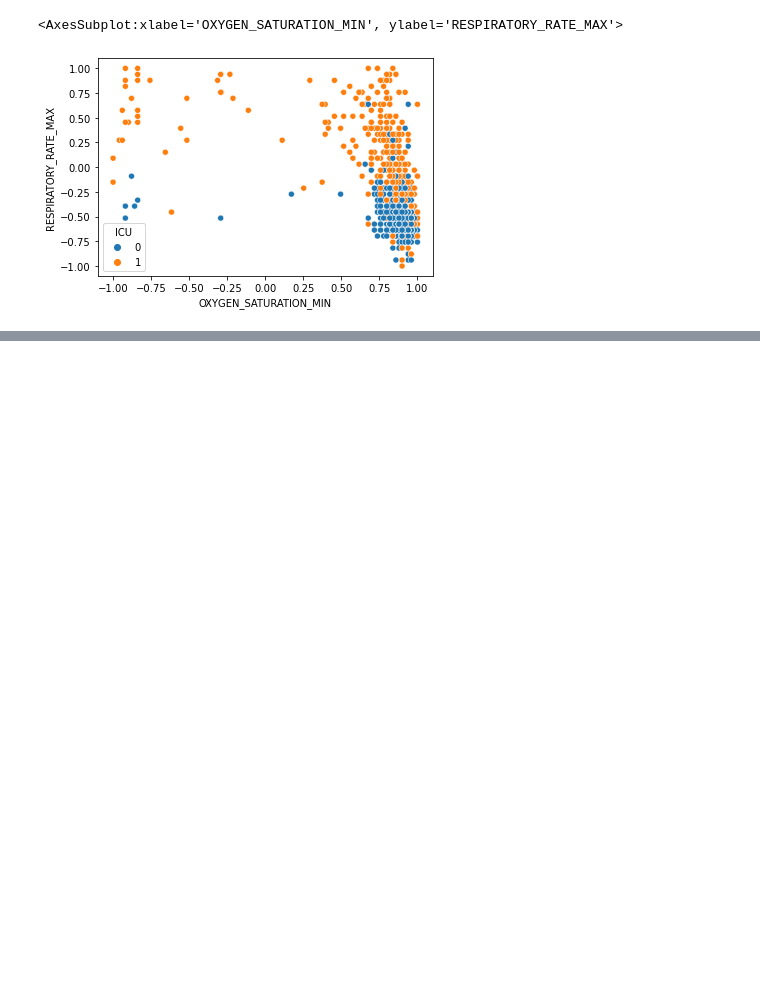
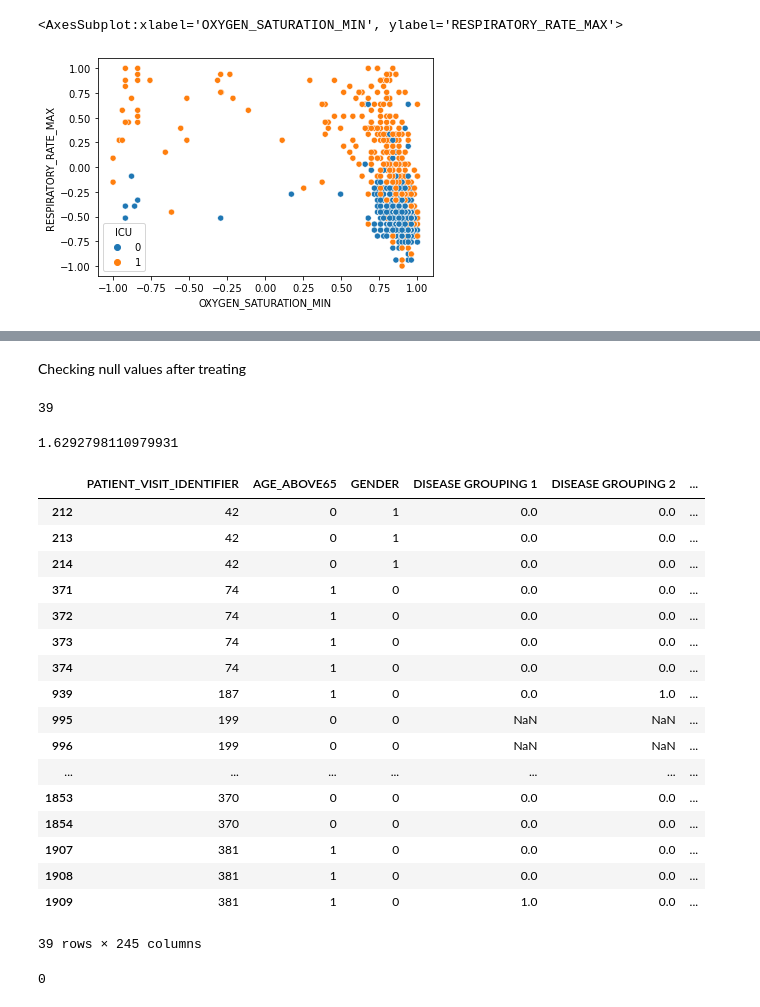
Before and after one commit to gusAGR/machine-learning-tfg, a Jupyter notebook: notebooks/Sirio_Libanes.ipynb, the cells around one changed output, grey strips where cells are left out. Drawn from its saved outputs; the diff is of its cells as text; code cells hidden in the pictures; blank space fills up the shorter version.

Commit message:
First approach to data preparation

```diff
--- a/notebooks/Sirio_Libanes.ipynb
+++ b/notebooks/Sirio_Libanes.ipynb
@@ -160,3 +166,2 @@ Data cleaning and preparation tasks
 # %%
-#one_hot_data = pd.get_dummies(data, columns=["AGE_PERCENTIL", "WINDOW"], prefix=["AGE_PER", "WINDOW"])
-#one_hot_data.head()
+prepared_data = pd.get_dummies(data, columns=["AGE_PERCENTIL", "WINDOW"], prefix=["AGE_PERCENTIL", "WINDOW"])
@@ -162,0 +186,4 @@ Data cleaning and preparation tasks
+# %%
+prepared_data['AUX_ICU'] = prepared_data['ICU']
+# %%
+group_prepared_data= prepared_data.groupby(by=prepared_data['PATIENT_VISIT_IDENTIFIER'])
@@ -162,0 +216,17 @@ Data cleaning and preparation tasks
+# %%
+final_data = pd.DataFrame()
+for patient, frame in group_prepared_data:
+    #print(frame)
+    print('##################Patient {0}############################'.format(patient))
+    print('##################ICU Previous values############################')
+    print(frame['ICU'])
+    print(frame.iloc[-1]['AUX_ICU'])
+    frame['ICU'] =frame.iloc[-1]['AUX_ICU']
+    print('##################ICU After values############################')
+    print(frame['ICU'])
+    print(frame.iloc[-1]['AUX_ICU'])
+    #As recommended we fill na values with the last registered value for each pacient
+    frame.bfill(inplace=True)
+    print('##################next iteration############################\n')
+
+    final_data = final_data.append(frame, ignore_index=False)
@@ -162,0 +263,31 @@ Data cleaning and preparation tasks
+# %% [markdown]
+Checking null values after treating
+# %%
+final_data.isnull().any(axis=1).sum()
+# %% [output]
+39
+# %%
+(final_data.isnull().sum().sum()/np.product(data.shape)) * 100
+# %% [output]
+1.6292798110979931
+# %%
+final_data[final_data.isnull().any(axis=1)]
+# %% [output]
+|  | PATIENT_VISIT_IDENTIFIER | AGE_ABOVE65 | GENDER | DISEASE GROUPING 1 | DISEASE GROUPING 2 | ... |
+| 212 | 42 | 0 | 1 | 0.0 | 0.0 | ... |
+| 213 | 42 | 0 | 1 | 0.0 | 0.0 | ... |
+| 214 | 42 | 0 | 1 | 0.0 | 0.0 | ... |
+| 371 | 74 | 1 | 0 | 0.0 | 0.0 | ... |
+| 372 | 74 | 1 | 0 | 0.0 | 0.0 | ... |
+| 373 | 74 | 1 | 0 | 0.0 | 0.0 | ... |
+| 374 | 74 | 1 | 0 | 0.0 | 0.0 | ... |
+| 939 | 187 | 1 | 0 | 0.0 | 1.0 | ... |
+| 995 | 199 | 0 | 0 | NaN | NaN | ... |
+| 996 | 199 | 0 | 0 | NaN | NaN | ... |
+| ... | ... | ... | ... | ... | ... | ... |
+| 1853 | 370 | 0 | 0 | 0.0 | 0.0 | ... |
+| 1854 | 370 | 0 | 0 | 0.0 | 0.0 | ... |
+| 1907 | 381 | 1 | 0 | 0.0 | 0.0 | ... |
+| 1908 | 381 | 1 | 0 | 0.0 | 0.0 | ... |
+| 1909 | 381 | 1 | 0 | 1.0 | 0.0 | ... |
+39 rows × 245 columns
@@ -162,0 +296,4 @@ Data cleaning and preparation tasks
+# %%
+final_data.isnull().any(axis=1).sum()
+# %% [output]
+0
```
Also changed, not shown: parts of 12 cells of this notebook, 2 other files.
